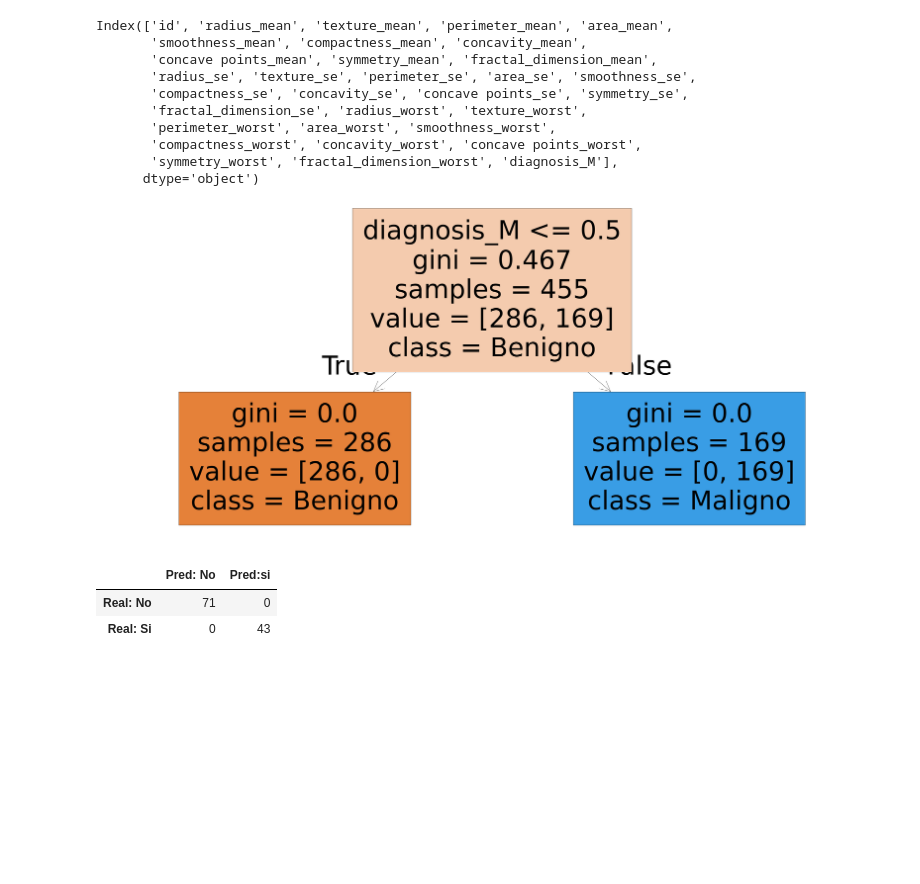
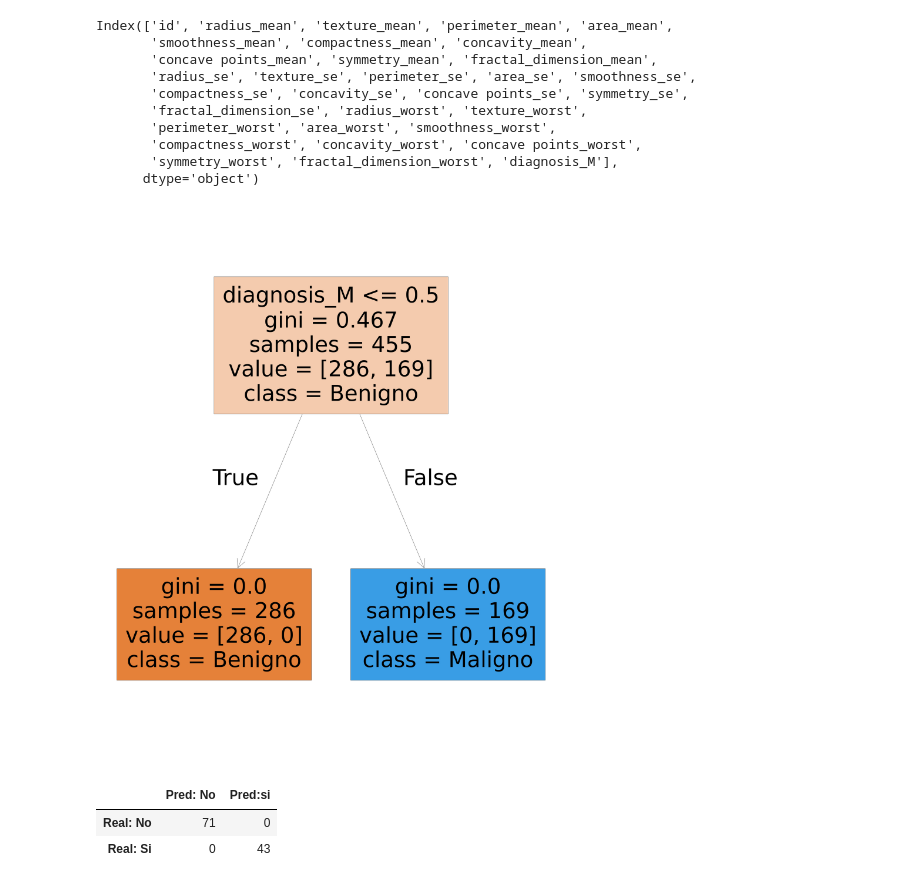
Before and after one commit to N4than13L/estudio_del_cancer_de_mama_con_IA, a Jupyter notebook: cancer_de_mama_wisconsin.ipynb, the cells around one changed output. Drawn from its saved outputs; the diff is of its cells as text; code cells hidden in the pictures; blank space fills up the shorter version.

```diff
--- a/cancer_de_mama_wisconsin.ipynb
+++ b/cancer_de_mama_wisconsin.ipynb
@@ -277,11 +277,11 @@ Index(['id', 'radius_mean', 'texture_mean', 'perimeter_mean', 'area_mean',
 # %%
 from sklearn.tree import plot_tree
 
-plt.figure(figsize=(70,30))
+plt.figure(figsize=(50,60))
 plot_tree(modelo, feature_names=X_train.columns, class_names=['Benigno', 'Maligno'], filled=True)
 plt.show()
 # %% [output]
-[figure, old version]
+[figure, new version]
 # %%
 pd.DataFrame(confusion_matrix(y_test, predicciones), columns=['Pred: No', 'Pred:si'], index=['Real: No', 'Real: Si'])
 # %% [output]
```
Also changed, not shown: parts of 1 cell of this notebook, 1 other file.
